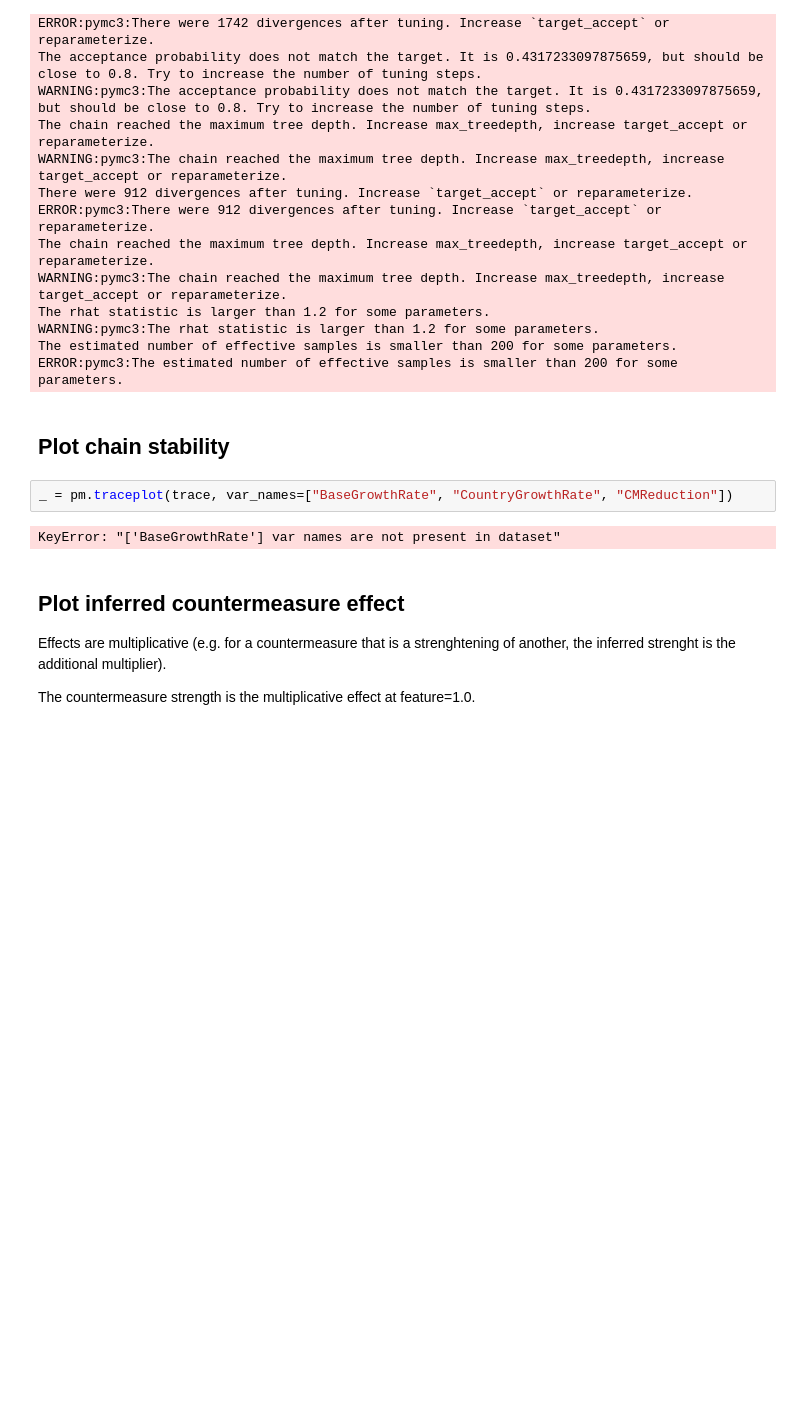
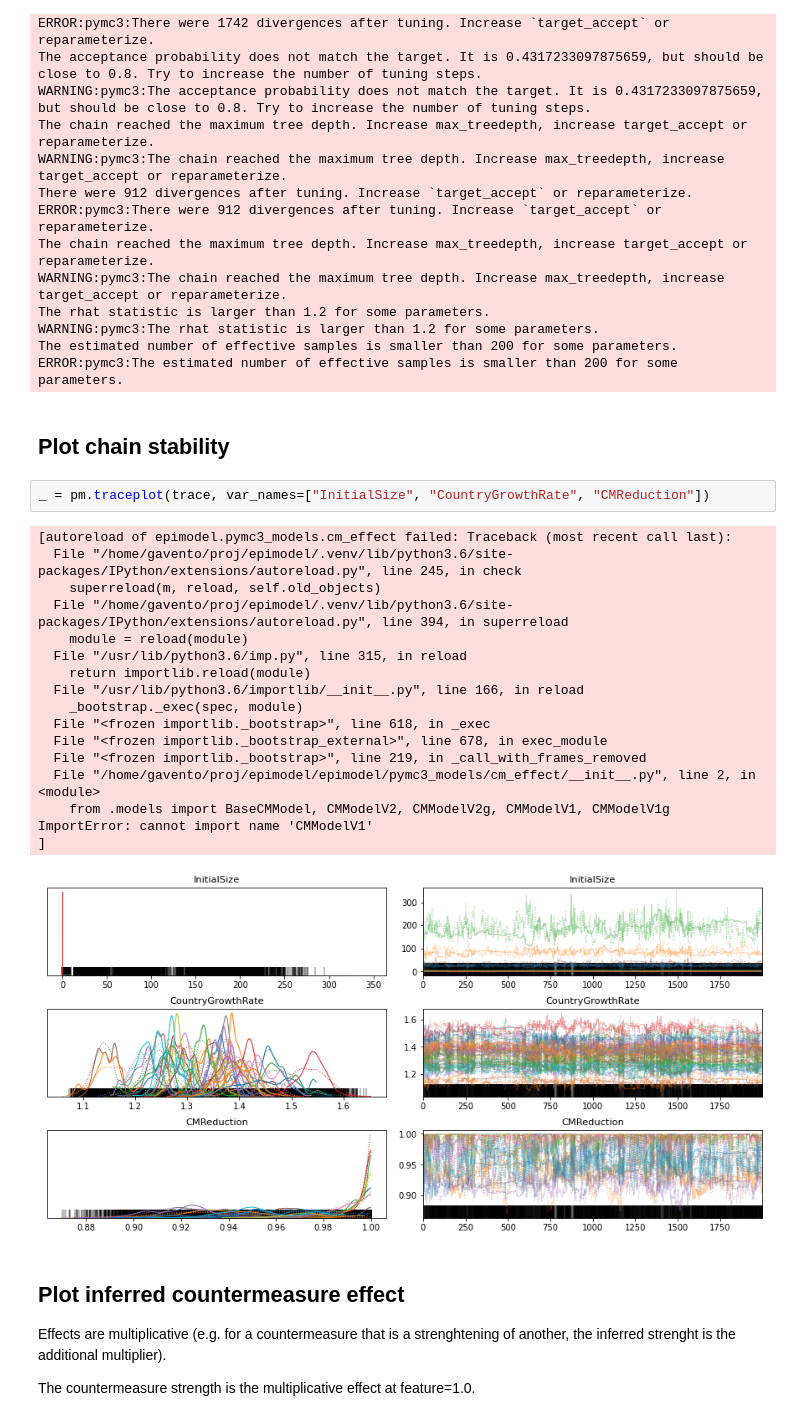
Before and after one commit to jsalvatier/epimodel, a Jupyter notebook: notebooks/countermeasure_model_v1g_split0to1_active_med-var_nobase_manycountries.ipynb, the cells around one changed output. Saved outputs shown, nothing was run; the diff lists cells and outputs as text; blank space fills up the shorter version.

Commit message:
Update trace plots

```diff
--- a/notebooks/countermeasure_model_v1g_split0to1_active_med-var_nobase_manycountries.ipynb
+++ b/notebooks/countermeasure_model_v1g_split0to1_active_med-var_nobase_manycountries.ipynb
@@ -181,9 +181,25 @@ ERROR:pymc3:The estimated number of effective samples is smaller than 200 for so
 # %% [markdown]
 ## Plot chain stability
 # %%
-_ = pm.traceplot(trace, var_names=["BaseGrowthRate", "CountryGrowthRate", "CMReduction"])
+_ = pm.traceplot(trace, var_names=["InitialSize", "CountryGrowthRate", "CMReduction"])
 # %% [output]
-KeyError: "['BaseGrowthRate'] var names are not present in dataset"
+[autoreload of epimodel.pymc3_models.cm_effect failed: Traceback (most recent call last):
+  File "/home/gavento/proj/epimodel/.venv/lib/python3.6/site-packages/IPython/extensions/autoreload.py", line 245, in check
+    superreload(m, reload, self.old_objects)
+  File "/home/gavento/proj/epimodel/.venv/lib/python3.6/site-packages/IPython/extensions/autoreload.py", line 394, in superreload
+    module = reload(module)
+  File "/usr/lib/python3.6/imp.py", line 315, in reload
+    return importlib.reload(module)
+  File "/usr/lib/python3.6/importlib/__init__.py", line 166, in reload
+    _bootstrap._exec(spec, module)
+  File "<frozen importlib._bootstrap>", line 618, in _exec
+  File "<frozen importlib._bootstrap_external>", line 678, in exec_module
+  File "<frozen importlib._bootstrap>", line 219, in _call_with_frames_removed
+  File "/home/gavento/proj/epimodel/epimodel/pymc3_models/cm_effect/__init__.py", line 2, in <module>
+    from .models import BaseCMModel, CMModelV2, CMModelV2g, CMModelV1, CMModelV1g
+ImportError: cannot import name 'CMModelV1'
+]
+[figure, added]
 # %% [markdown]
 ## Plot inferred countermeasure effect
 
```
Also changed, not shown: 1 other file.
